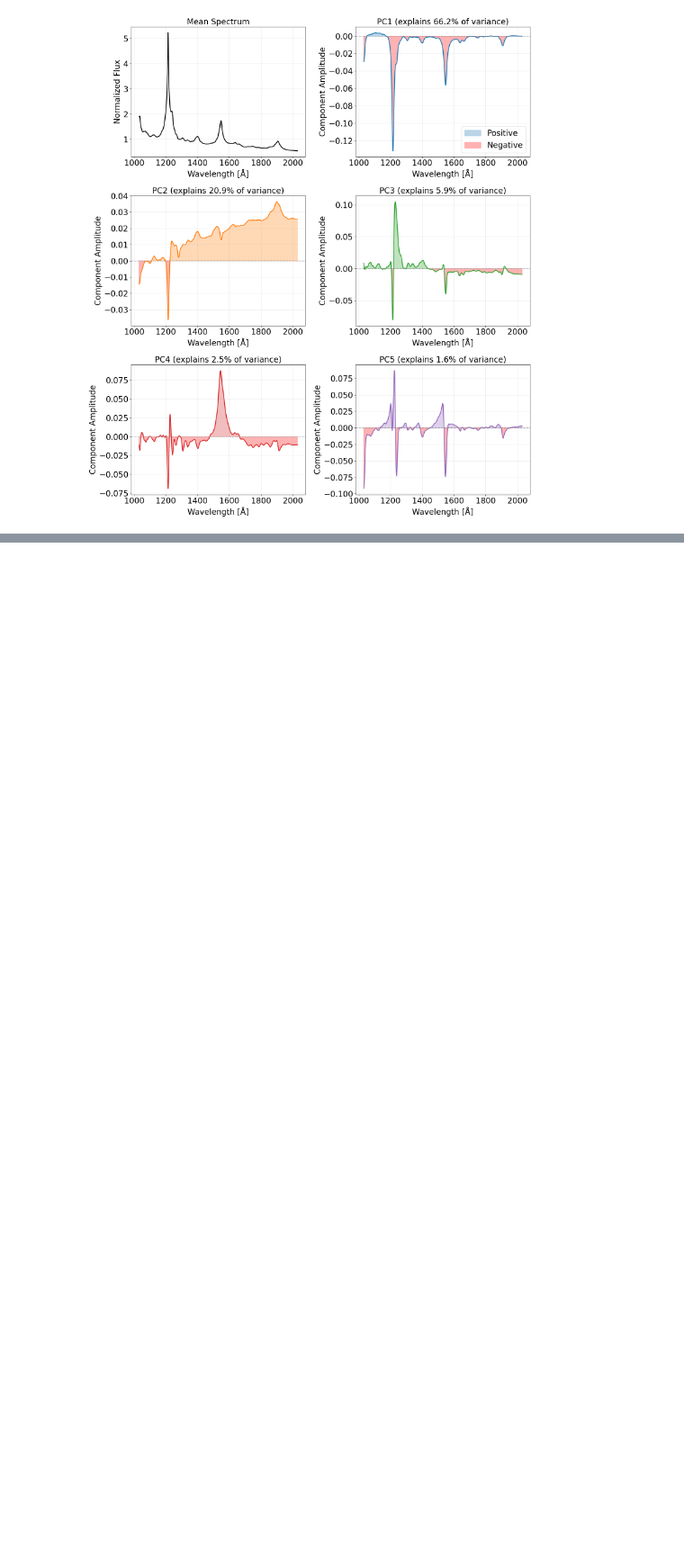
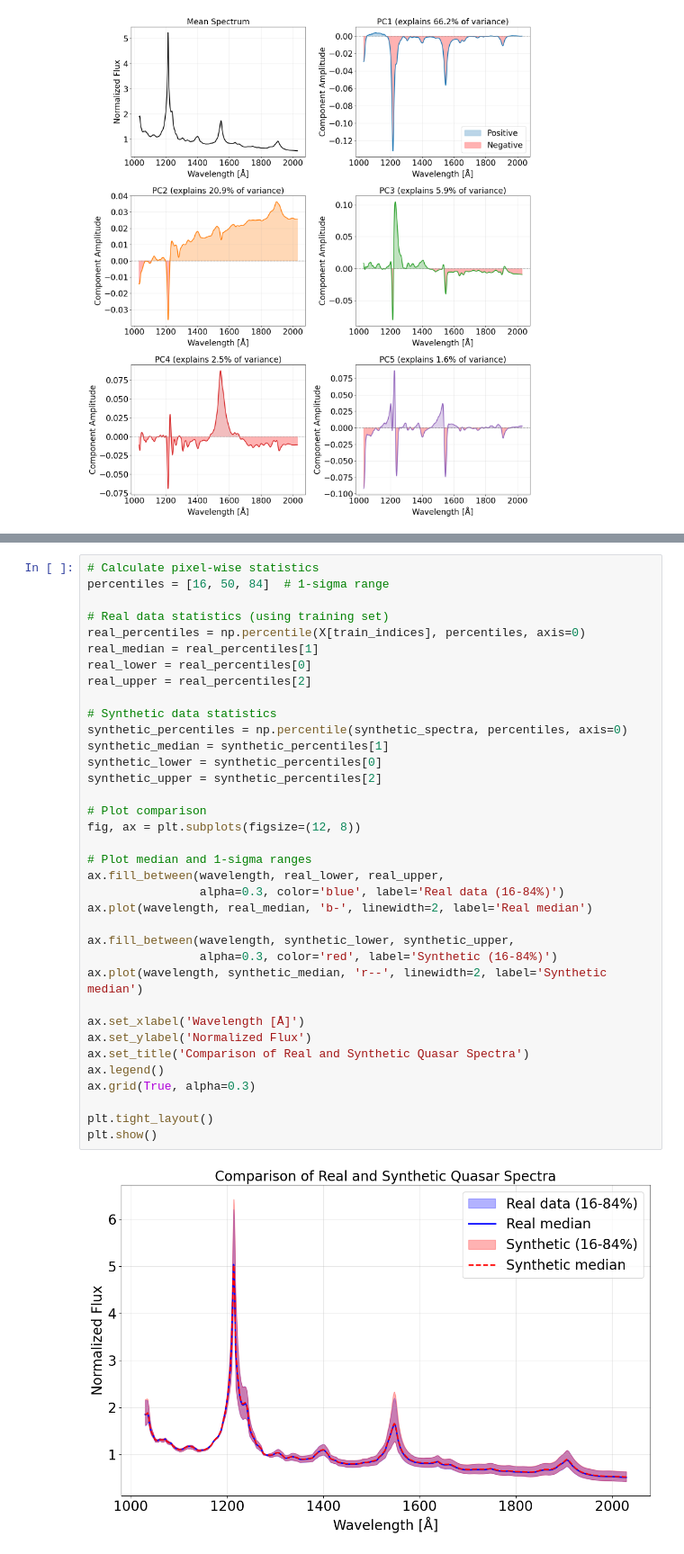
Before and after one commit to anjo233/STATML_Learn, a Jupyter notebook: tutorial_chapter_11b.ipynb, the cells around one changed output, grey strips where cells are left out. Shown at 90% size. Drawn from its saved outputs; the diff is of its cells as text; blank space fills up the shorter version.

```diff
--- a/tutorial_chapter_11b.ipynb
+++ b/tutorial_chapter_11b.ipynb
@@ -933,0 +1184,38 @@ The techniques developed here—PCA for dimensionality reduction, GMM for distri
+# %%
+# Calculate pixel-wise statistics
+percentiles = [16, 50, 84]  # 1-sigma range
+
+# Real data statistics (using training set)
+real_percentiles = np.percentile(X[train_indices], percentiles, axis=0)
+real_median = real_percentiles[1]
+real_lower = real_percentiles[0]
+real_upper = real_percentiles[2]
+
+# Synthetic data statistics
+synthetic_percentiles = np.percentile(synthetic_spectra, percentiles, axis=0)
+synthetic_median = synthetic_percentiles[1]
+synthetic_lower = synthetic_percentiles[0]
+synthetic_upper = synthetic_percentiles[2]
+
+# Plot comparison
+fig, ax = plt.subplots(figsize=(12, 8))
+
+# Plot median and 1-sigma ranges
+ax.fill_between(wavelength, real_lower, real_upper,
+                alpha=0.3, color='blue', label='Real data (16-84%)')
+ax.plot(wavelength, real_median, 'b-', linewidth=2, label='Real median')
+
+ax.fill_between(wavelength, synthetic_lower, synthetic_upper,
+                alpha=0.3, color='red', label='Synthetic (16-84%)')
+ax.plot(wavelength, synthetic_median, 'r--', linewidth=2, label='Synthetic median')
+
+ax.set_xlabel('Wavelength [Å]')
+ax.set_ylabel('Normalized Flux')
+ax.set_title('Comparison of Real and Synthetic Quasar Spectra')
+ax.legend()
+ax.grid(True, alpha=0.3)
+
+plt.tight_layout()
+plt.show()
+# %% [output]
+[figure, added]
```
Also changed, not shown: parts of 74 cells of this notebook, 1 other file.
